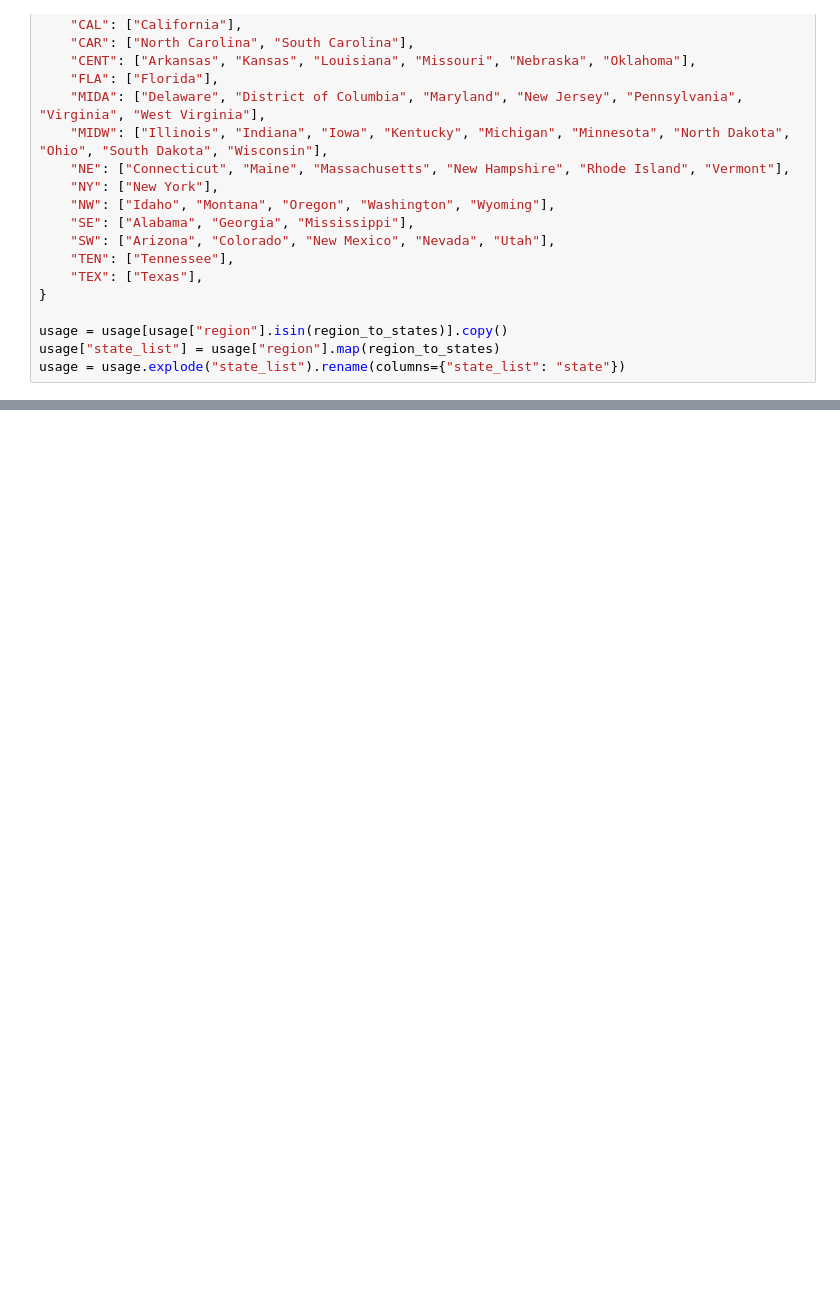
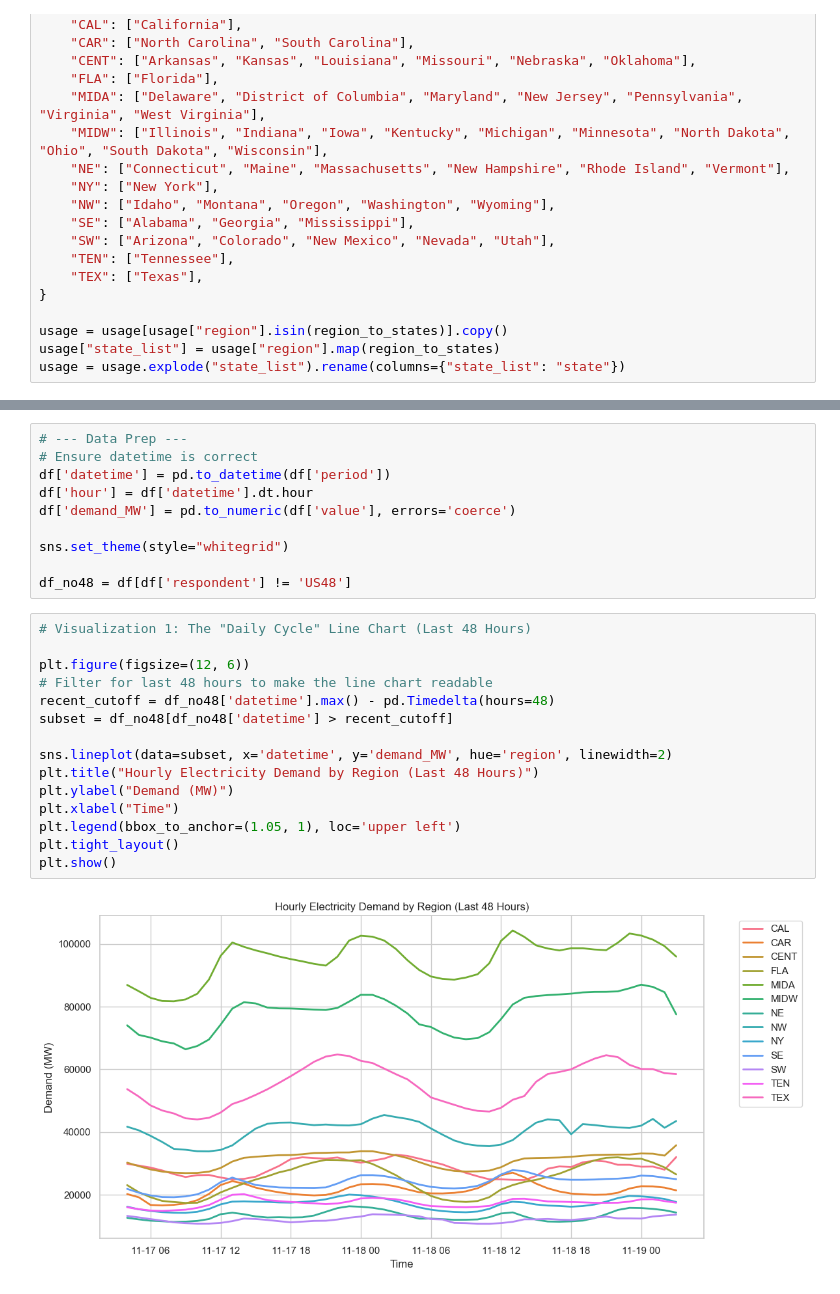
Before and after one commit to N3il-kb/dsc-106-final-proj, a Jupyter notebook: init_nb.ipynb, the cells around one changed output, grey strips where cells are left out. Saved outputs shown, nothing was run; the diff lists cells and outputs as text; blank space fills up the shorter version.

Commit message:
Added visualizations and fixed .gitignore
Added node_modules to .gitignore

```diff
--- a/init_nb.ipynb
+++ b/init_nb.ipynb
@@ -152,3 +154,30 @@ folium.LayerControl().add_to(m)
 m
 # %% [output]
 [interactive output not drawn]
+# %%
+# --- Data Prep ---
+# Ensure datetime is correct
+df['datetime'] = pd.to_datetime(df['period'])
+df['hour'] = df['datetime'].dt.hour
+df['demand_MW'] = pd.to_numeric(df['value'], errors='coerce')
+
+sns.set_theme(style="whitegrid")
+
+df_no48 = df[df['respondent'] != 'US48']
+# %%
+# Visualization 1: The "Daily Cycle" Line Chart (Last 48 Hours)
+
+plt.figure(figsize=(12, 6))
+# Filter for last 48 hours to make the line chart readable
+recent_cutoff = df_no48['datetime'].max() - pd.Timedelta(hours=48)
+subset = df_no48[df_no48['datetime'] > recent_cutoff]
+
+sns.lineplot(data=subset, x='datetime', y='demand_MW', hue='region', linewidth=2)
+plt.title("Hourly Electricity Demand by Region (Last 48 Hours)")
+plt.ylabel("Demand (MW)")
+plt.xlabel("Time")
+plt.legend(bbox_to_anchor=(1.05, 1), loc='upper left')
+plt.tight_layout()
+plt.show()
+# %% [output]
+[figure, added]
```
Also changed, not shown: parts of 7 cells of this notebook, 3 other files.
